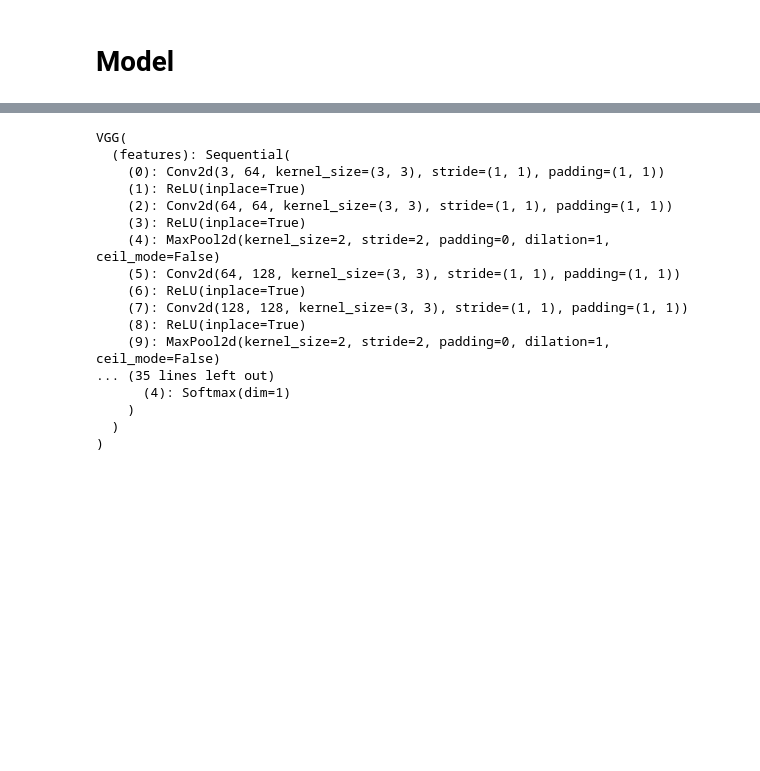
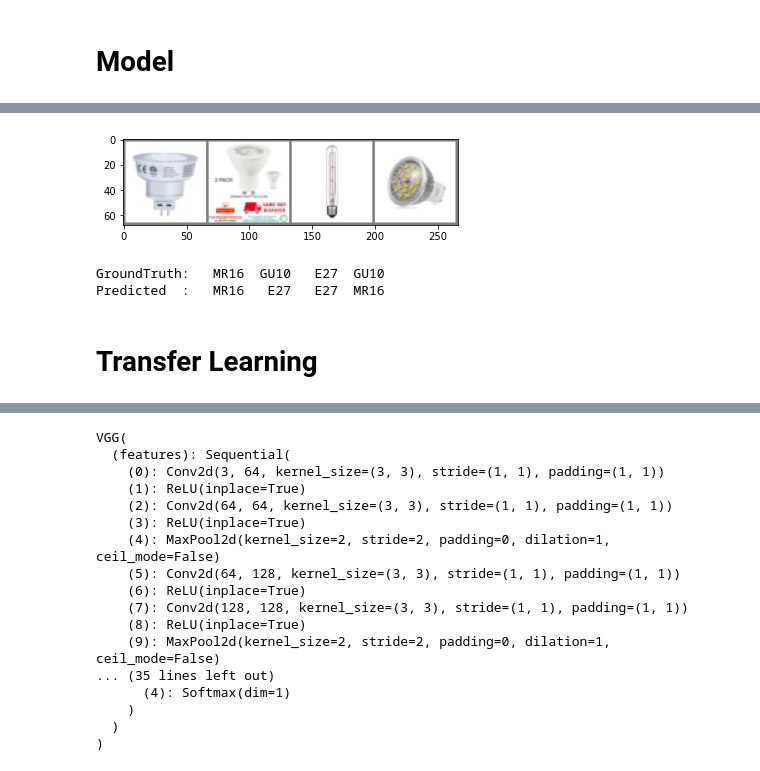
Before and after one commit to AndrewWalker251/bulb_classifier, a Jupyter notebook: bulb_classifier.ipynb, the cells around one changed output, grey strips where cells are left out. Cells and saved outputs as stored; diff of their text form; code cells hidden in the pictures; blank space fills up the shorter version.

```diff
--- a/bulb_classifier.ipynb
+++ b/bulb_classifier.ipynb
@@ -445,3 +375,24 @@ The bigger the difference between our domain and the domain of the pretrained ne
+# %%
+dataiter = iter(test)
+images, labels = dataiter.next()
+
+outputs = model(images)
+_, predicted = torch.max(outputs, 1)
+
+# print images
+imshow(torchvision.utils.make_grid(images))
+
+print('GroundTruth: ', ' '.join('%5s' % classes[labels[j]]
+                                for j in range(len(images))))
+
+print('Predicted  : ', ' '.join('%5s' % classes[predicted[j]]
+                              for j in range(len(images))))
+# %% [output]
+[figure, added]
+GroundTruth:   MR16  GU10   E27  GU10
+Predicted  :   MR16   E27   E27  MR16
+# %% [markdown]
+# Transfer Learning
 # %%
 def retrainable_setup(model ,layers_limit):
     '''
```
Also changed, not shown: parts of 38 cells of this notebook, 11 other files.
